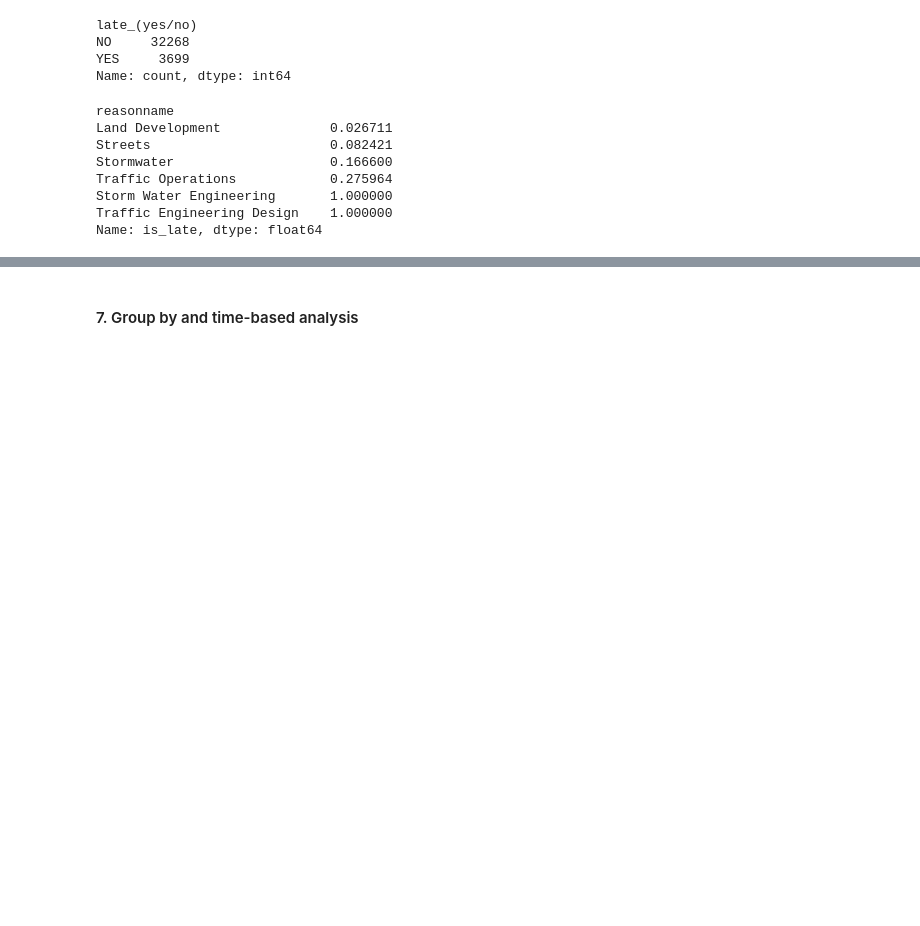
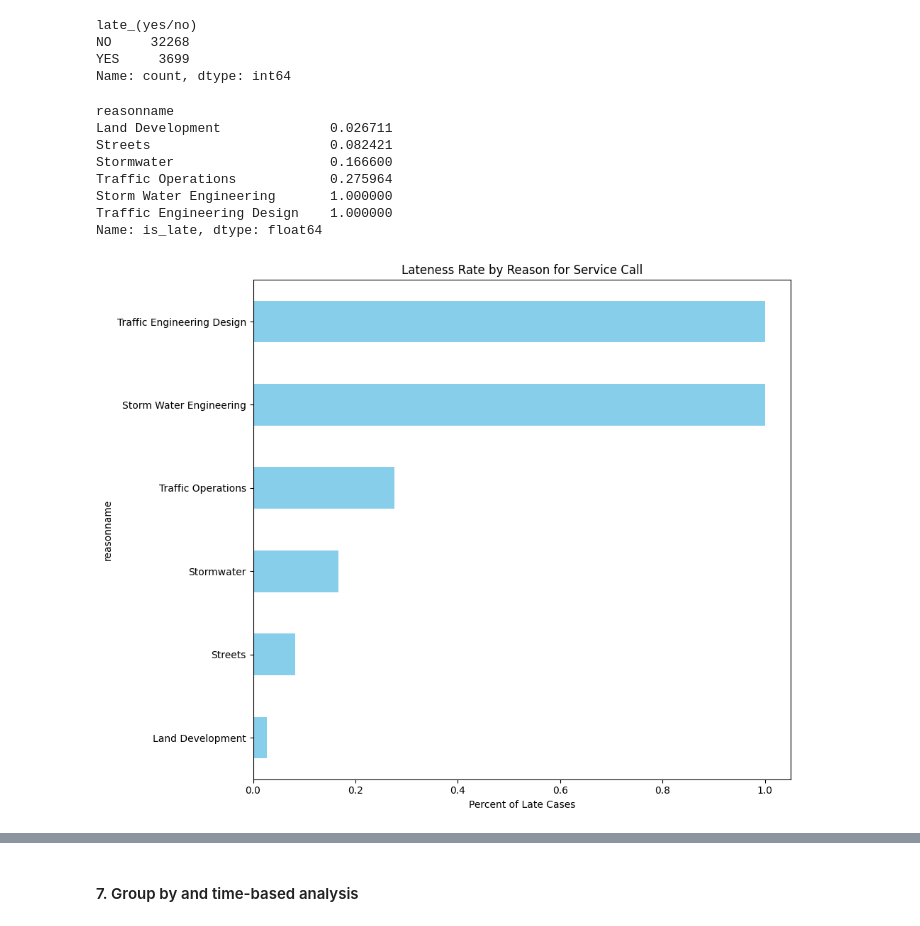
Before and after one commit to dianita956/cedish_pandas_workshop, a Jupyter notebook: pandas.ipynb, the cells around one changed output, grey strips where cells are left out. Drawn from its saved outputs; the diff is of its cells as text; code cells hidden in the pictures; blank space fills up the shorter version.

```diff
--- a/pandas.ipynb
+++ b/pandas.ipynb
@@ -435,3 +438,14 @@ Traffic Operations            0.275964
 Storm Water Engineering       1.000000
 Traffic Engineering Design    1.000000
 Name: is_late, dtype: float64
+# %%
+# Group by reason and plot mean lateness as horizontal bars
+lateness_by_reason = sa311_df.groupby('reasonname')['is_late'].mean().sort_values()
+
+lateness_by_reason.plot(kind='barh', figsize=(10, 8), color='skyblue')
+plt.xlabel('Percent of Late Cases')
+plt.title('Lateness Rate by Reason for Service Call')
+plt.tight_layout()
+plt.show()
+# %% [output]
+[figure, added]
```
Also changed, not shown: parts of 8 cells of this notebook.
